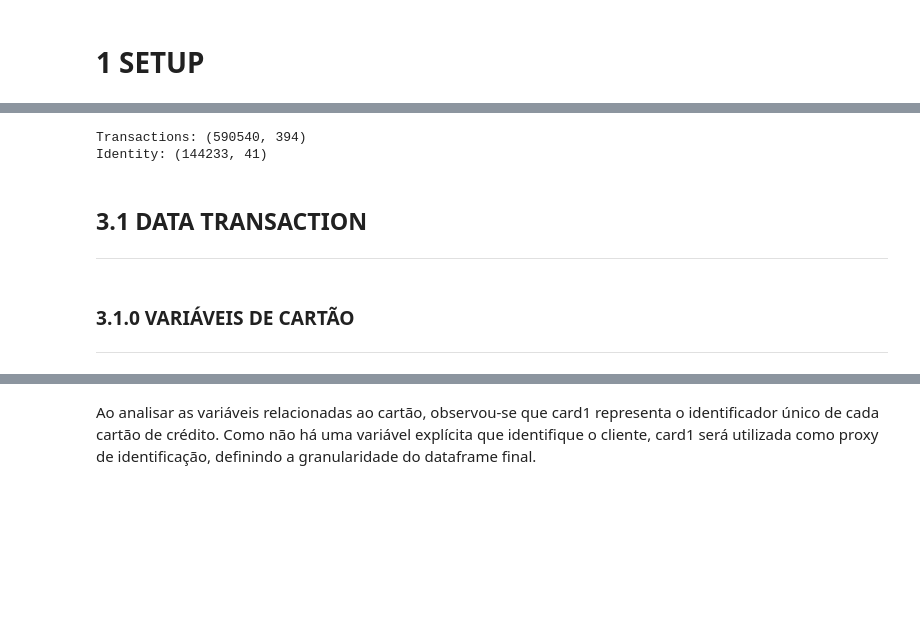
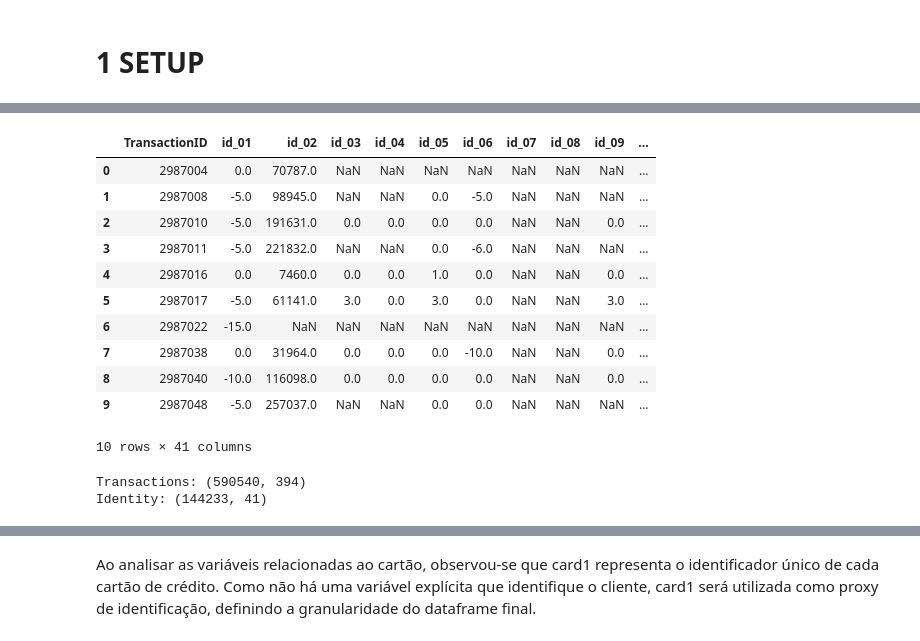
Before and after one commit to MatSchualtz/Anomaly_Detection_4BankFraud, a Jupyter notebook: notebooks/01_exploration.ipynb, the cells around one changed output, grey strips where cells are left out. Saved outputs shown, nothing was run; the diff lists cells and outputs as text; code cells hidden in the pictures; blank space fills up the shorter version.

```diff
--- a/notebooks/01_exploration.ipynb
+++ b/notebooks/01_exploration.ipynb
@@ -125 +112,18 @@ print(df_id.head())
+# %%
+# Prévia conteúdo Dataset identidade
+
+display(df_id.head(10))
+# %% [output]
+|  | TransactionID | id_01 | id_02 | id_03 | id_04 | id_05 | id_06 | id_07 | id_08 | id_09 | ... |
+| 0 | 2987004 | 0.0 | 70787.0 | NaN | NaN | NaN | NaN | NaN | NaN | NaN | ... |
+| 1 | 2987008 | -5.0 | 98945.0 | NaN | NaN | 0.0 | -5.0 | NaN | NaN | NaN | ... |
+| 2 | 2987010 | -5.0 | 191631.0 | 0.0 | 0.0 | 0.0 | 0.0 | NaN | NaN | 0.0 | ... |
+| 3 | 2987011 | -5.0 | 221832.0 | NaN | NaN | 0.0 | -6.0 | NaN | NaN | NaN | ... |
+| 4 | 2987016 | 0.0 | 7460.0 | 0.0 | 0.0 | 1.0 | 0.0 | NaN | NaN | 0.0 | ... |
+| 5 | 2987017 | -5.0 | 61141.0 | 3.0 | 0.0 | 3.0 | 0.0 | NaN | NaN | 3.0 | ... |
+| 6 | 2987022 | -15.0 | NaN | NaN | NaN | NaN | NaN | NaN | NaN | NaN | ... |
+| 7 | 2987038 | 0.0 | 31964.0 | 0.0 | 0.0 | 0.0 | -10.0 | NaN | NaN | 0.0 | ... |
+| 8 | 2987040 | -10.0 | 116098.0 | 0.0 | 0.0 | 0.0 | 0.0 | NaN | NaN | 0.0 | ... |
+| 9 | 2987048 | -5.0 | 257037.0 | NaN | NaN | 0.0 | 0.0 | NaN | NaN | NaN | ... |
+10 rows × 41 columns
 # %%
@@ -128,9 +134,3 @@ print(f'Identity: {df_id.shape}')
 # %% [output]
 Transactions: (590540, 394)
 Identity: (144233, 41)
-# %% [markdown]
-## 3.1 DATA TRANSACTION
-***
-# %% [markdown]
-### 3.1.0 VARIÁVEIS DE CARTÃO
-***
```
Also changed, not shown: parts of 42 cells of this notebook, 2 other files.
